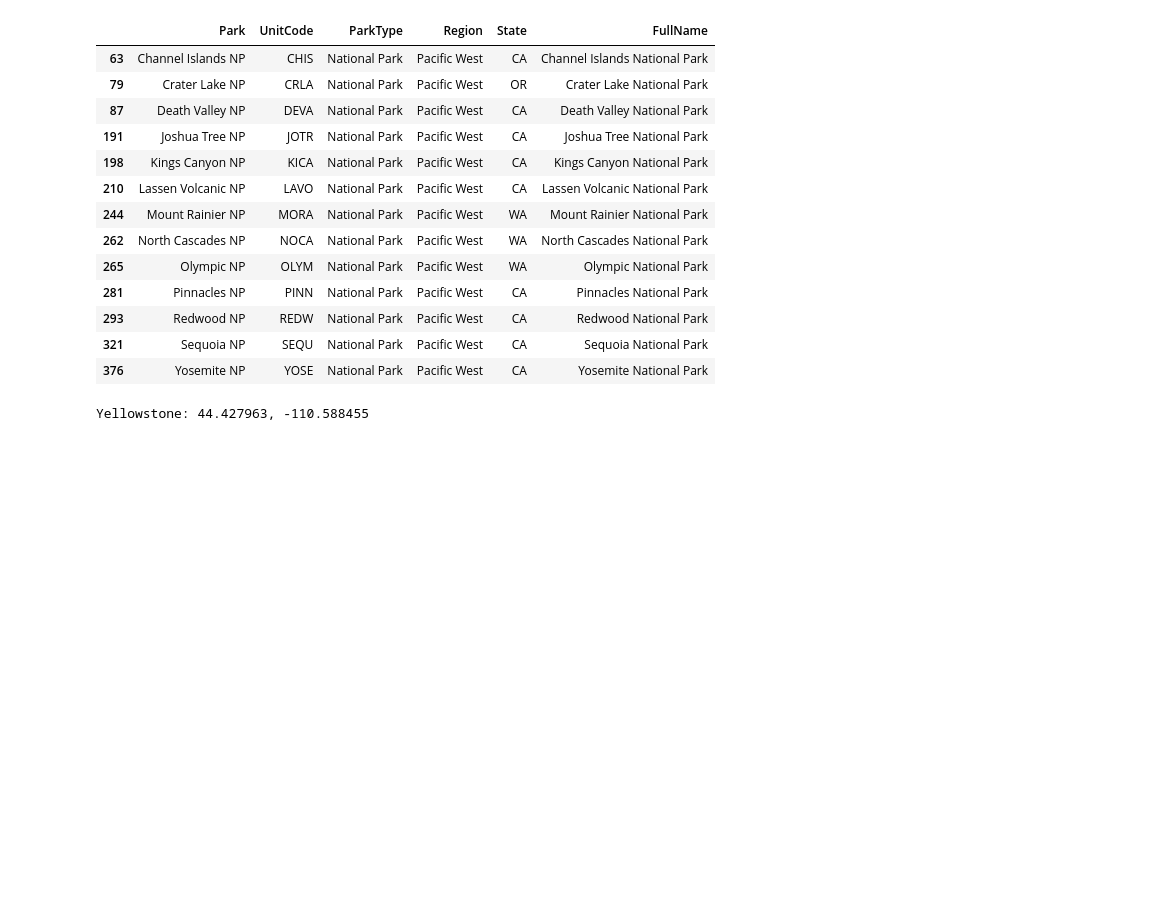
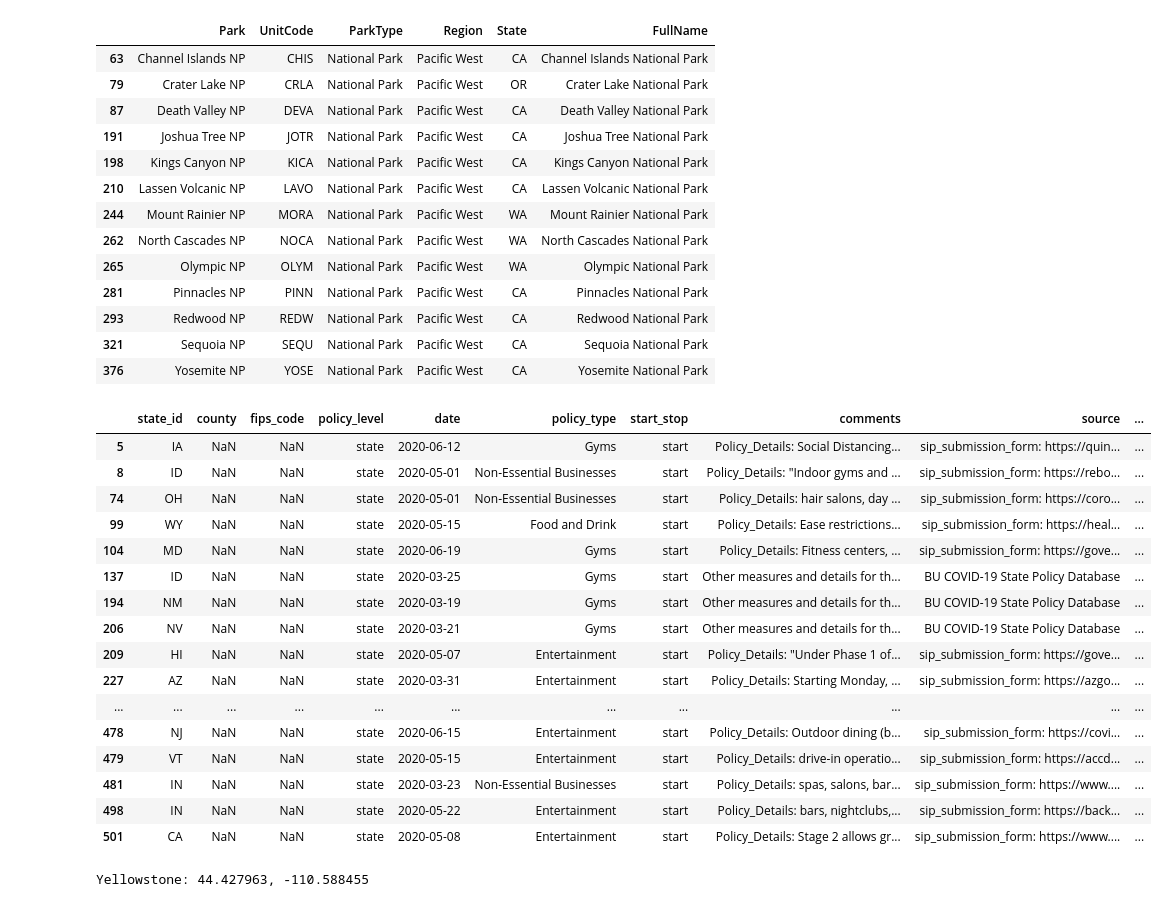
Before and after one commit to missymeyer/ProjectOne, a Jupyter notebook: ProjectOne.ipynb, the cells around one changed output. Drawn from its saved outputs; the diff is of its cells as text; code cells hidden in the pictures; blank space fills up the shorter version.

```diff
--- a/ProjectOne.ipynb
+++ b/ProjectOne.ipynb
@@ -52,6 +54,32 @@ focus_parks.head(20)
 | 293 | Redwood NP | REDW | National Park | Pacific West | CA | Redwood National Park |
 | 321 | Sequoia NP | SEQU | National Park | Pacific West | CA | Sequoia National Park |
 | 376 | Yosemite NP | YOSE | National Park | Pacific West | CA | Yosemite National Park |
+# %%
+# Limit emergency order dataframe to West Coast
+all_orders = pd.DataFrame(emergency_orders_data.loc[(emergency_orders_data['policy_level'] == 'state') & (emergency_orders_data['start_stop'] == 'start')])
+emergency_orders = pd.DataFrame(all_orders.loc[(all_orders['policy_type'] == 'Entertainment') | (all_orders['policy_type'] == 'Food and Drink') | (all_orders['policy_type'] == 'Gyms') | (all_orders['policy_type'] == 'Non-Essential Businesses')])
+state_policy = pd.DataFrame(emergency_orders.loc[(emergency_orders['state_id'] == 'CA') | (emergency_orders['state_id'] == 'OR') | (emergency_orders['state_id'] == 'WA')])
+emergency_orders.reset_index()
+
+emergency_orders.head(20)
+# %% [output]
+|  | state_id | county | fips_code | policy_level | date | policy_type | start_stop | comments | source | ... |
+| 5 | IA | NaN | NaN | state | 2020-06-12 | Gyms | start | Policy_Details: Social Distancing... | sip_submission_form: https://quin... | ... |
+| 8 | ID | NaN | NaN | state | 2020-05-01 | Non-Essential Businesses | start | Policy_Details: "Indoor gyms and ... | sip_submission_form: https://rebo... | ... |
+| 74 | OH | NaN | NaN | state | 2020-05-01 | Non-Essential Businesses | start | Policy_Details: hair salons, day ... | sip_submission_form: https://coro... | ... |
+| 99 | WY | NaN | NaN | state | 2020-05-15 | Food and Drink | start | Policy_Details: Ease restrictions... | sip_submission_form: https://heal... | ... |
+| 104 | MD | NaN | NaN | state | 2020-06-19 | Gyms | start | Policy_Details: Fitness centers, ... | sip_submission_form: https://gove... | ... |
+| 137 | ID | NaN | NaN | state | 2020-03-25 | Gyms | start | Other measures and details for th... | BU COVID-19 State Policy Database | ... |
+| 194 | NM | NaN | NaN | state | 2020-03-19 | Gyms | start | Other measures and details for th... | BU COVID-19 State Policy Database | ... |
+| 206 | NV | NaN | NaN | state | 2020-03-21 | Gyms | start | Other measures and details for th... | BU COVID-19 State Policy Database | ... |
+| 209 | HI | NaN | NaN | state | 2020-05-07 | Entertainment | start | Policy_Details: "Under Phase 1 of... | sip_submission_form: https://gove... | ... |
+| 227 | AZ | NaN | NaN | state | 2020-03-31 | Entertainment | start | Policy_Details: Starting Monday, ... | sip_submission_form: https://azgo... | ... |
+| ... | ... | ... | ... | ... | ... | ... | ... | ... | ... | ... |
+| 478 | NJ | NaN | NaN | state | 2020-06-15 | Entertainment | start | Policy_Details: Outdoor dining (b... | sip_submission_form: https://covi... | ... |
+| 479 | VT | NaN | NaN | state | 2020-05-15 | Entertainment | start | Policy_Details: drive-in operatio... | sip_submission_form: https://accd... | ... |
+| 481 | IN | NaN | NaN | state | 2020-03-23 | Non-Essential Businesses | start | Policy_Details: spas, salons, bar... | sip_submission_form: https://www.... | ... |
+| 498 | IN | NaN | NaN | state | 2020-05-22 | Entertainment | start | Policy_Details: bars, nightclubs,... | sip_submission_form: https://back... | ... |
+| 501 | CA | NaN | NaN | state | 2020-05-08 | Entertainment | start | Policy_Details: Stage 2 allows gr... | sip_submission_form: https://www.... | ... |
 # %%
 # Find the geocoordinates (latitude and longitude)
 park = "Yellowstone"
```
Also changed, not shown: parts of 4 cells of this notebook, 1 other file.
